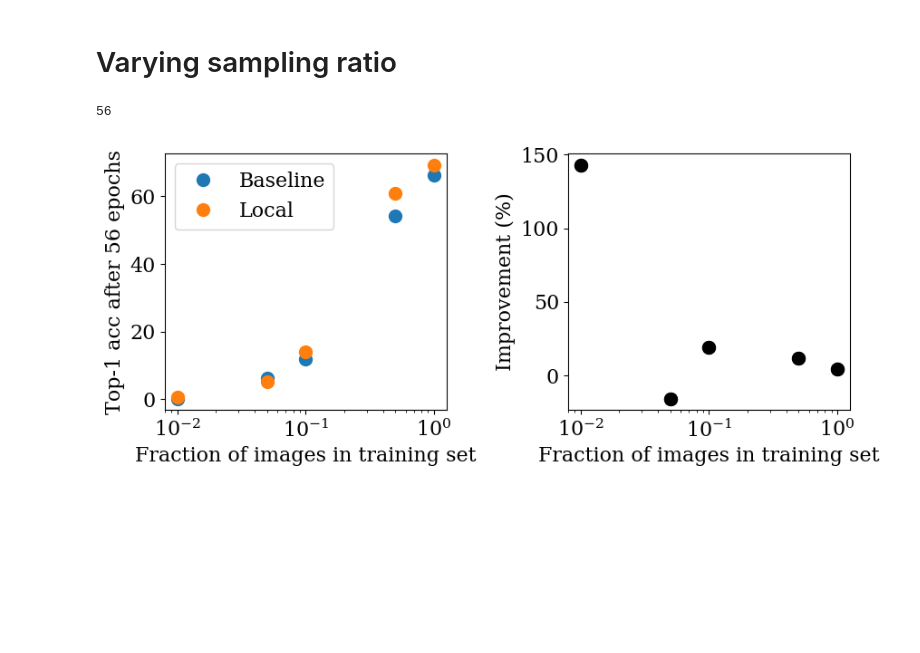
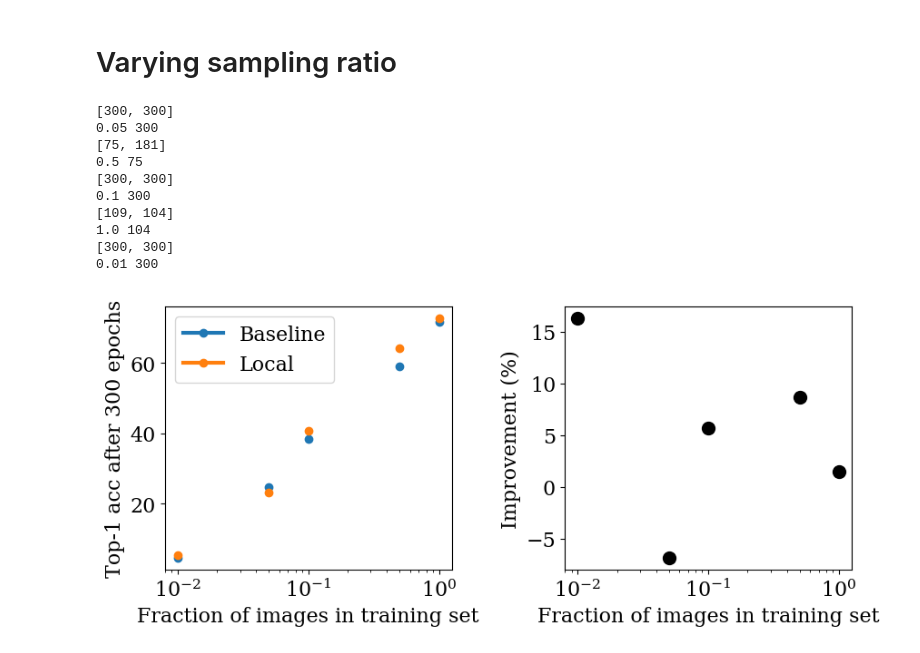
Before and after one commit to sdascoli/deit, a Jupyter notebook: deit.ipynb, the cells around one changed output. Cells and saved outputs as stored; diff of their text form; code cells hidden in the pictures; blank space fills up the shorter version.

```diff
--- a/deit.ipynb
+++ b/deit.ipynb
@@ -119,14 +125,19 @@ runs[1]['logs'][0].keys()
 dict_keys(['train_lr', 'train_loss', 'test_loss', 'test_acc1', 'test_acc5', 'attn_dist_0', 'attn_dist_1', 'epoch', 'n_parameters'])
 # %%
 topk=1
-x, y = [], []
+times = range(10,latest,latest//5)
+x, y = [], defaultdict(list)
 for run in runs:
     x.append(run['args'].local_up_to_layer)
-    y.append(run['logs'][latest]['test_acc{}'.format(topk)])
+    for t in times:
+        acc1[t].append(run['logs'][t]['test_acc{}'.format(topk)])
+        y[t].append(run['logs'][t]['test_acc{}'.format(topk)])
 plt.annotate('Baseline',(min(x)+.1,min(y)+.1), color='red')
 
-plt.plot(x,y, ls='none', marker='.', ms=20)
+for t in times:
+    plt.plot(x,y[t], ls='none', marker='o', label='after {} epochs'.format(t))
+plt.legend()
 plt.xlabel('Number of local layers')
-plt.ylabel('Top-{} acc after {} epochs'.format(topk,latest))
+plt.ylabel('Top-{} acc'.format(topk,latest))
 plt.show()
 # %% [output]
@@ -154,36 +165,53 @@ plt.show()
 # %% [markdown]
 # Varying sampling ratio
 # %%
-latest = min([len(run['logs']) for run in runs])-1
-print(latest)
 topk=1
 
 fig, axarr = plt.subplots(1,2, figsize=(9,4))
 
 x = defaultdict(list)
 y = defaultdict(list)
-colors = {0:'red', 6:'blue'}
-for run in runs:
-    n_local = run['args'].local_up_to_layer
-    x[bool(n_local)].append(run['args'].sampling_ratio)
-    y[bool(n_local)].append(run['logs'][latest]['test_acc%d'%(topk)])
-y[True], y[False] = np.array(y[True]), np.array(y[False])
+colors = {False:'C0', True:'C1'}
 
-for k in x.keys():
-    axarr[0].plot(x[k],y[k], ls='none', marker='.', ms=20, label=('Local' if k else 'Baseline'))
-    axarr[1].plot(x[False],(np.array(y[True])-np.array(y[False]))/np.array(y[False])*100,
+for i, sampling_ratio in enumerate(params['sampling_ratio']):
+    selected_runs, _ = select_runs(runs, params, {'sampling_ratio':sampling_ratio})
+    time = min([len(run['logs']) for run in selected_runs])
+    print([len(run['logs']) for run in selected_runs])
+    print(sampling_ratio, time)
+    perfs = {}
+    for run in selected_runs:
+        local = bool(run['args'].local_up_to_layer)
+        perfs[local] = run['logs'][time-1]['test_acc1']
+        axarr[0].plot(sampling_ratio, run['logs'][time-1]['test_acc1'], marker='o',
+                         color=colors[local], label=(('Local' if local else 'Baseline') if i==0 else ''))
+    axarr[1].plot(sampling_ratio, (perfs[True]-perfs[False])/perfs[False]*100,
                   ls='none', marker='.', ms=20, color='k')
+#y[True], y[False] = np.array(y[True]), np.array(y[False])
+
+#for k in x.keys():
+#    axarr[0].plot(x[k],y[k], ls='none', marker='.', ms=20, label=('Local' if k else 'Baseline'))
+#    axarr[1].plot(x[False],(np.array(y[True])-np.array(y[False]))/np.array(y[False])*100,
+#                  ls='none', marker='.', ms=20, color='k')
 for ax in axarr:
     ax.set_xscale('log')
     ax.set_xlabel('Fraction of images in training set')
 axarr[0].legend()
 axarr[0].set_ylabel('Top-{} acc after {} epochs'.format(topk,latest))
 axarr[1].set_ylabel('Improvement (%)'.format(topk))
 plt.tight_layout()
 plt.show()
 # %% [output]
-56
+[300, 300]
+0.05 300
+[75, 181]
+0.5 75
+[300, 300]
+0.1 300
+[109, 104]
+1.0 104
+[300, 300]
+0.01 300
-[figure, old version]
+[figure, new version]
 # %%
 latest = min([len(run['logs']) for run in runs])-1
 print(latest)
```
Also changed, not shown: parts of 8 cells of this notebook, 1 other file.
